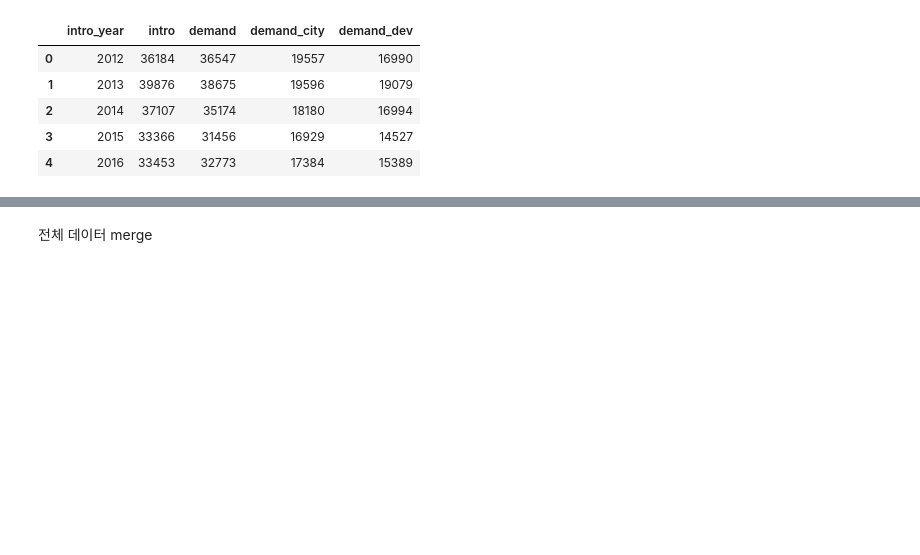
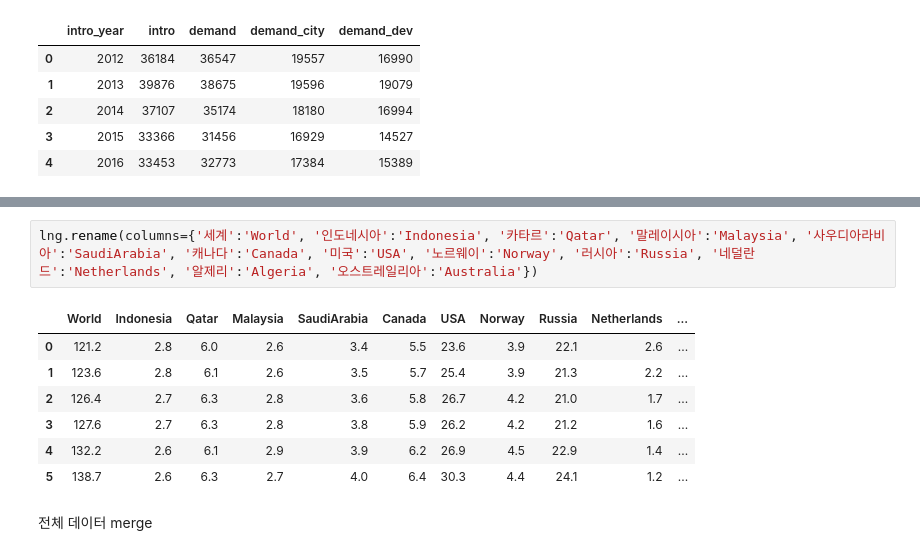
Before and after one commit to heehminh/BDP-Project, a Jupyter notebook: spark_preprocessing.ipynb, the cells around one changed output, grey strips where cells are left out. Saved outputs shown, nothing was run; the diff lists cells and outputs as text; blank space fills up the shorter version.

```diff
--- a/spark_preprocessing.ipynb
+++ b/spark_preprocessing.ipynb
@@ -420,3 +446,13 @@ introduction.head(5)
+# %%
+lng.rename(columns={'세계':'World', '인도네시아':'Indonesia', '카타르':'Qatar', '말레이시아':'Malaysia', '사우디아라비아':'SaudiArabia', '캐나다':'Canada', '미국':'USA', '노르웨이':'Norway', '러시아':'Russia', '네덜란드':'Netherlands', '알제리':'Algeria', '오스트레일리아':'Australia'})
+# %% [output]
+|  | World | Indonesia | Qatar | Malaysia | SaudiArabia | Canada | USA | Norway | Russia | Netherlands | ... |
+| 0 | 121.2 | 2.8 | 6.0 | 2.6 | 3.4 | 5.5 | 23.6 | 3.9 | 22.1 | 2.6 | ... |
+| 1 | 123.6 | 2.8 | 6.1 | 2.6 | 3.5 | 5.7 | 25.4 | 3.9 | 21.3 | 2.2 | ... |
+| 2 | 126.4 | 2.7 | 6.3 | 2.8 | 3.6 | 5.8 | 26.7 | 4.2 | 21.0 | 1.7 | ... |
+| 3 | 127.6 | 2.7 | 6.3 | 2.8 | 3.8 | 5.9 | 26.2 | 4.2 | 21.2 | 1.6 | ... |
+| 4 | 132.2 | 2.6 | 6.1 | 2.9 | 3.9 | 6.2 | 26.9 | 4.5 | 22.9 | 1.4 | ... |
+| 5 | 138.7 | 2.6 | 6.3 | 2.7 | 4.0 | 6.4 | 30.3 | 4.4 | 24.1 | 1.2 | ... |
 # %% [markdown]
 전체 데이터 merge
 # %%
```
Also changed, not shown: parts of 9 cells of this notebook.
